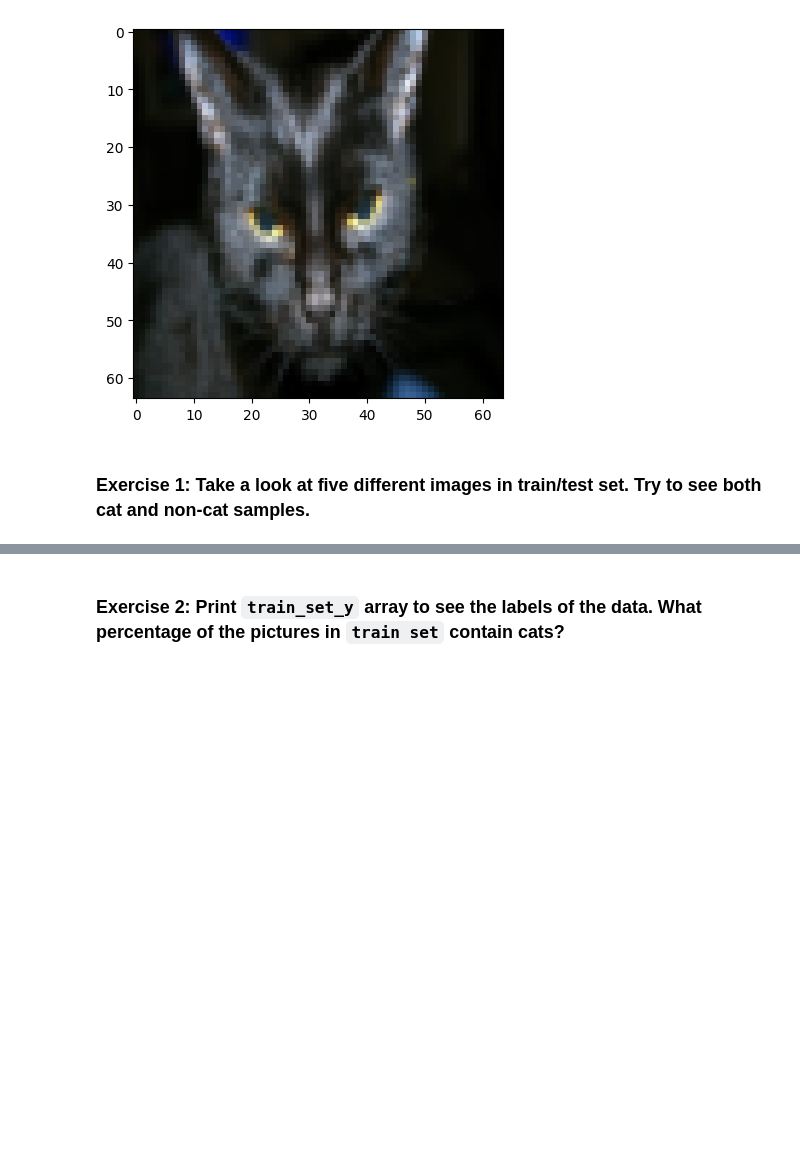
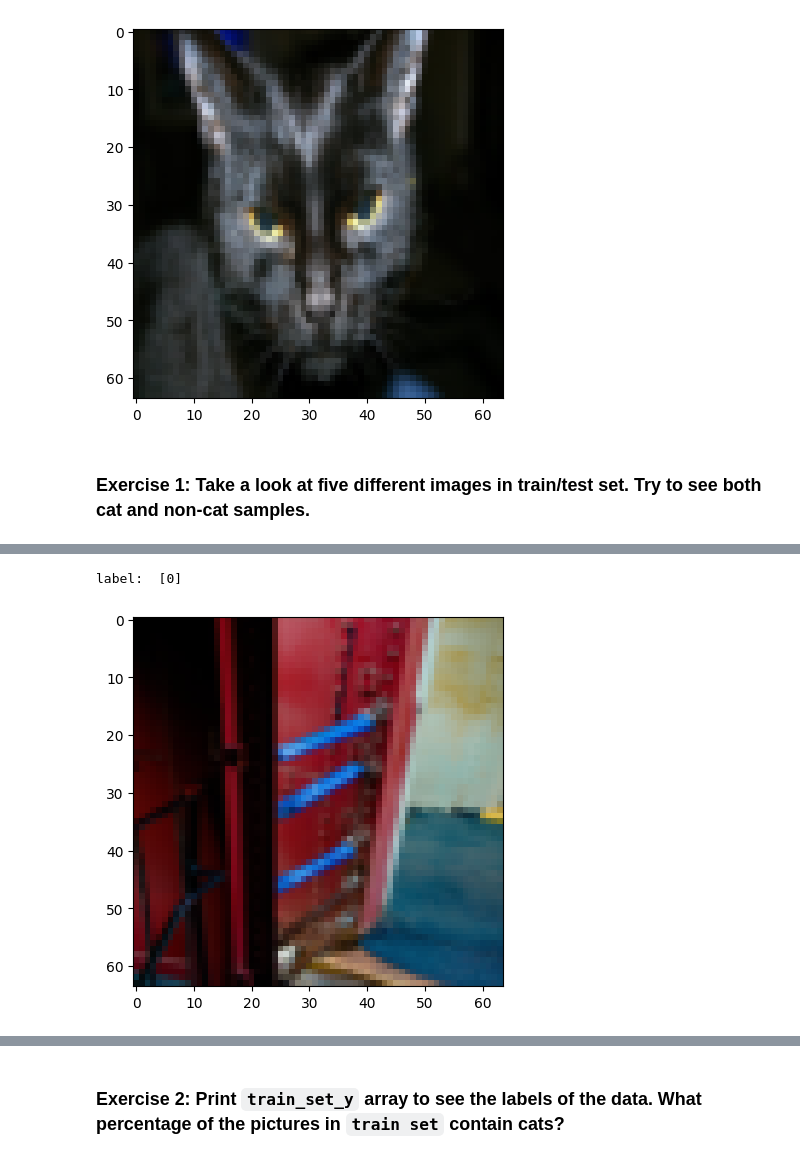
Before and after one commit to whatnirja/PyML2026, a Jupyter notebook: Lab_Week02/LabWeek02.ipynb, the cells around one changed output, grey strips where cells are left out. Cells and saved outputs as stored; diff of their text form; code cells hidden in the pictures; blank space fills up the shorter version.

```diff
--- a/Lab_Week02/LabWeek02.ipynb
+++ b/Lab_Week02/LabWeek02.ipynb
@@ -86,0 +103,8 @@ label:  [1]
+# %%
+#image 2
+index = 45
+plt.imshow(train_set_x_orig[index])
+print("label: ", train_set_y[:, index])
+# %% [output]
+label:  [0]
+[figure, added]
```
Also changed, not shown: parts of 31 cells of this notebook.
